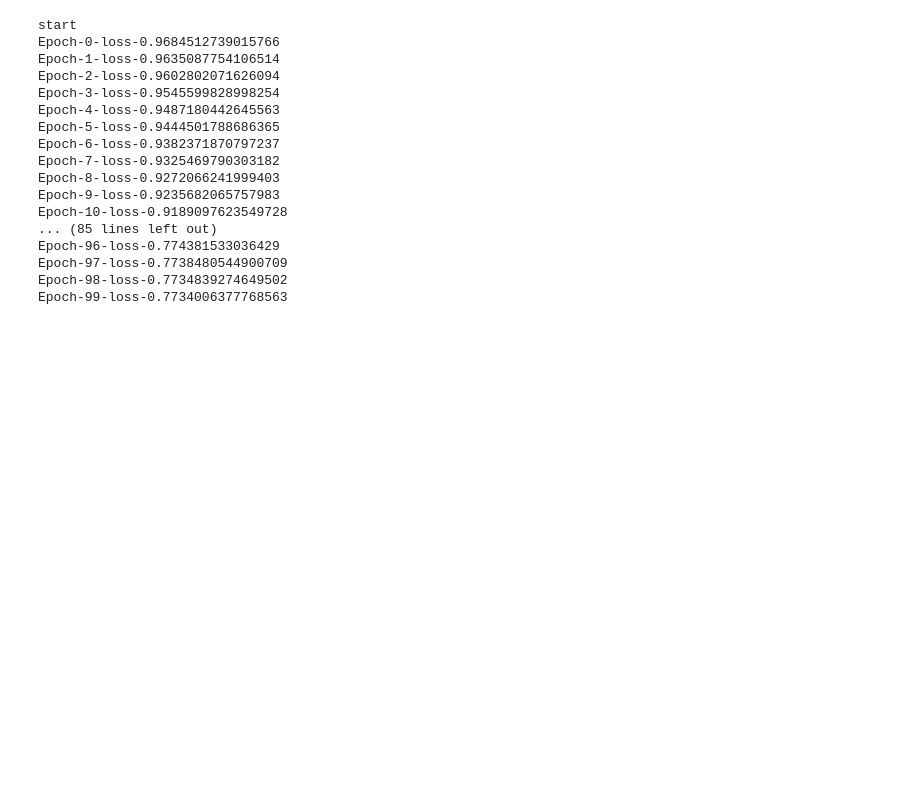
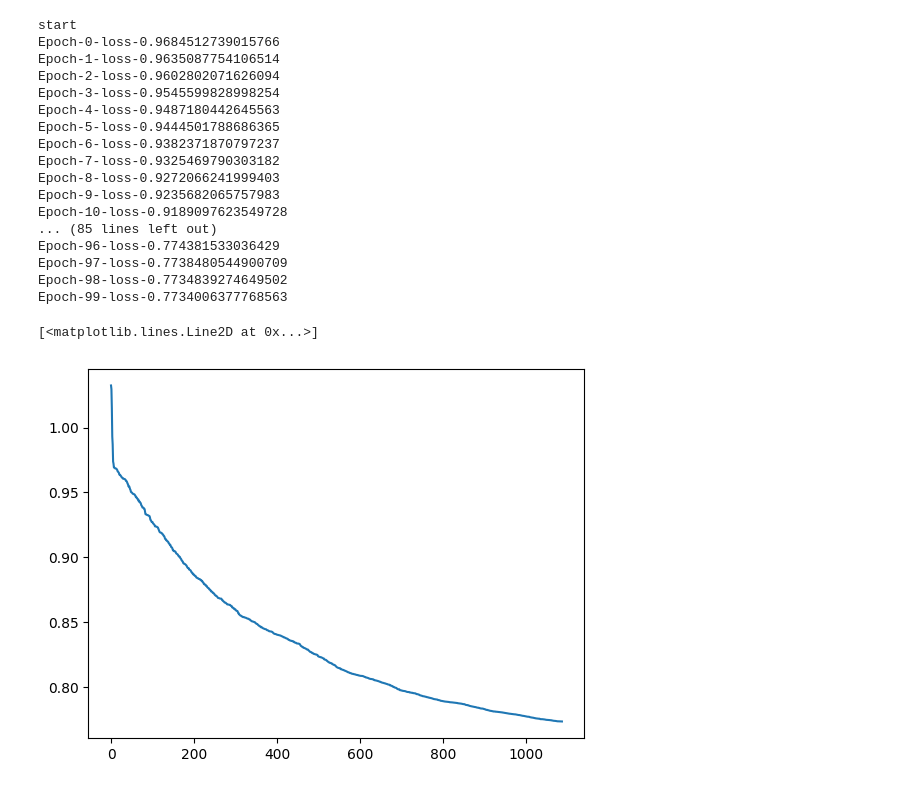
Before and after one commit to wd7512/learntools-examples, a Jupyter notebook: Examples/Trading/IndexPricing.ipynb, the cells around one changed output. Cells and saved outputs as stored; diff of their text form; code cells hidden in the pictures; blank space fills up the shorter version.

```diff
--- a/Examples/Trading/IndexPricing.ipynb
+++ b/Examples/Trading/IndexPricing.ipynb
@@ -253,3 +253,8 @@ Epoch-96-loss-0.774381533036429
 Epoch-97-loss-0.7738480544900709
 Epoch-98-loss-0.7734839274649502
 Epoch-99-loss-0.7734006377768563
+# %%
+plt.plot(var_net[1])
+# %% [output]
+[<matplotlib.lines.Line2D at 0x...>]
+[figure, added]
```
Also changed, not shown: parts of 1 cell of this notebook.
